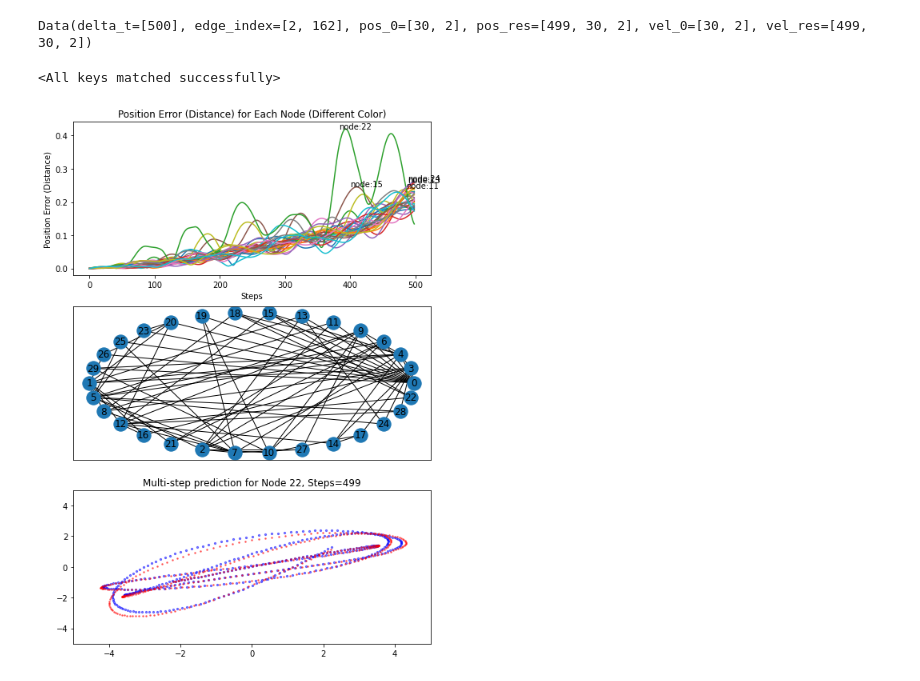
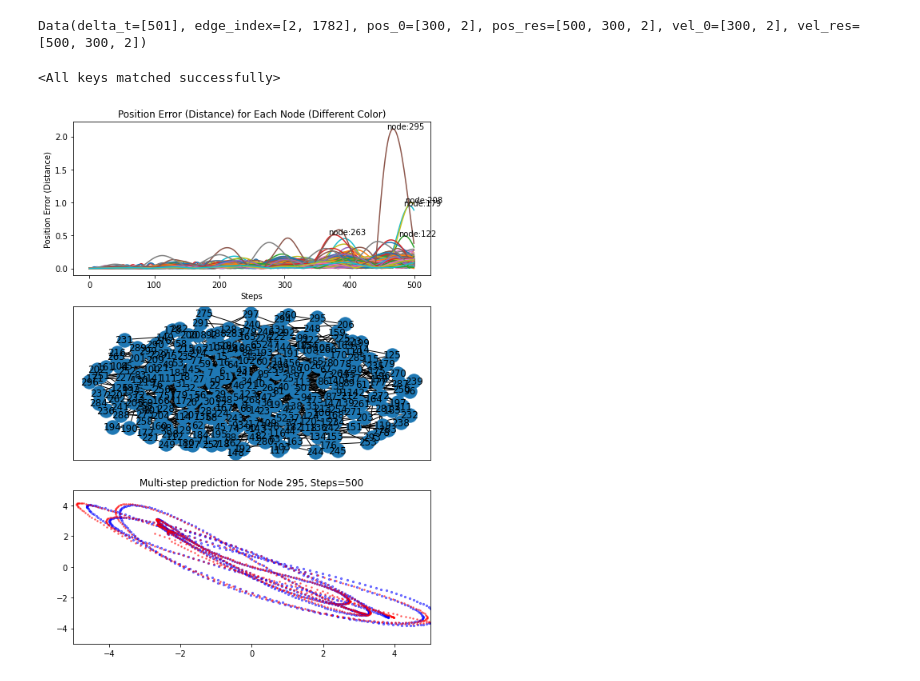
Before and after one commit to FeiGSSS/Control, a Jupyter notebook: notebooks/ODE_Prediction.ipynb, the cells around one changed output. Cells and saved outputs as stored; diff of their text form; code cells hidden in the pictures.

```diff
--- a/notebooks/ODE_Prediction.ipynb
+++ b/notebooks/ODE_Prediction.ipynb
@@ -24,18 +24,18 @@ vel_in_dim = 2
 edge_in_dim = 4
 hid_dim = 64
 # %%
-prediction_step = 500
-n_balls = 30
+prediction_step = 501
+n_balls = 300
 # %%
 val_batch = sample(prediction_step, n_balls).to(device)
 # %%
 val_batch
 # %% [output]
-Data(delta_t=[500], edge_index=[2, 162], pos_0=[30, 2], pos_res=[499, 30, 2], vel_0=[30, 2], vel_res=[499, 30, 2])
+Data(delta_t=[501], edge_index=[2, 1782], pos_0=[300, 2], pos_res=[500, 300, 2], vel_0=[300, 2], vel_res=[500, 300, 2])
 # %%
 model = SpringModel(pos_in_dim, edge_in_dim, vel_in_dim, hid_dim)
 model = model.to(device)
-model.load_state_dict(torch.load("../checkpoints/spring_batch_model.pt"))
+model.load_state_dict(torch.load("../checkpoints/spring_dopri5_model.pt"))
 # %% [output]
 <All keys matched successfully>
 # %%
@@ -50,33 +50,33 @@ pos_true = val_batch.pos_res.cpu().numpy()
 fig, ax = plt.subplots(3, figsize=(8,12))
 # 画出每个节点的位置预测误差随时间的变化
 distance_error = np.sqrt(np.sum((pos_pred[1:] - pos_true)**2, axis=2))
 ax[0].plot(distance_error)
 ax[0].set_xlabel("Steps")
 ax[0].set_ylabel("Position Error (Distance)")
 ax[0].set_title("Position Error (Distance) for Each Node (Different Color)")
 
 maxErrorPerNode = np.max(distance_error, axis=0)
 nodeSortByError = np.argsort(maxErrorPerNode)[::-1]
 text = {}
 for n in nodeSortByError[:5]:
     node_seq = distance_error[:, n]
     step = np.where(node_seq==maxErrorPerNode[n])[0][0]
     ax[0].text(step-10, maxErrorPerNode[n], "node:{}".format(n))
 
 # 画出背后的图
 G = nx.Graph()
 G.add_edges_from(val_batch.edge_index.T.detach().cpu().numpy())
-nx.draw_networkx(G, pos=nx.layout.circular_layout(G), node_size =300, ax=ax[1])
+nx.draw_networkx(G, pos=nx.layout.kamada_kawai_layout(G), node_size =300, ax=ax[1])
 
 # 画出所有节点的轨迹
-for i in nodeSortByError[:1]:
+for i in nodeSortByError[:2]:
     ax[2].scatter(pos_pred[1:, i, 0], pos_pred[1:, i, 1], s=5, c="b", alpha=0.5)
     ax[2].scatter(pos_true[:, i, 0], pos_true[:, i, 1], s=2.5, c="r", alpha=0.5)
 ax[2].set_title("Multi-step prediction for Node {}, Steps={}".format(
     nodeSortByError[:1][0],pos_true.shape[0]))
 ax[2].set_xlim([-5,5])
 ax[2].set_ylim([-5,5])
 plt.savefig("../figs/prediction_analysis_ode.pdf")
 plt.show()
 # %% [output]
-[figure, old version]
+[figure, new version]
```
Also changed, not shown: 3 other files.
